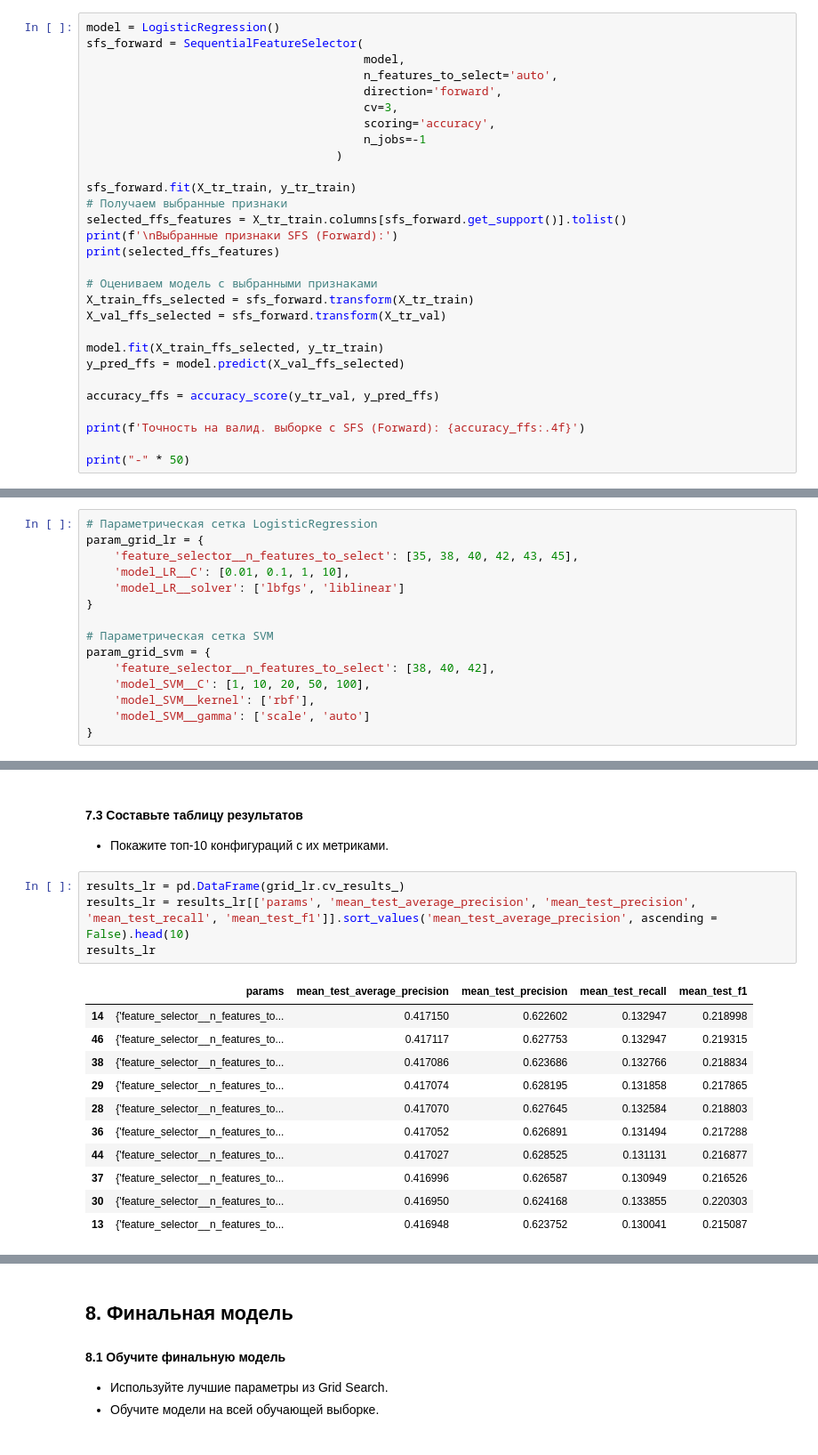
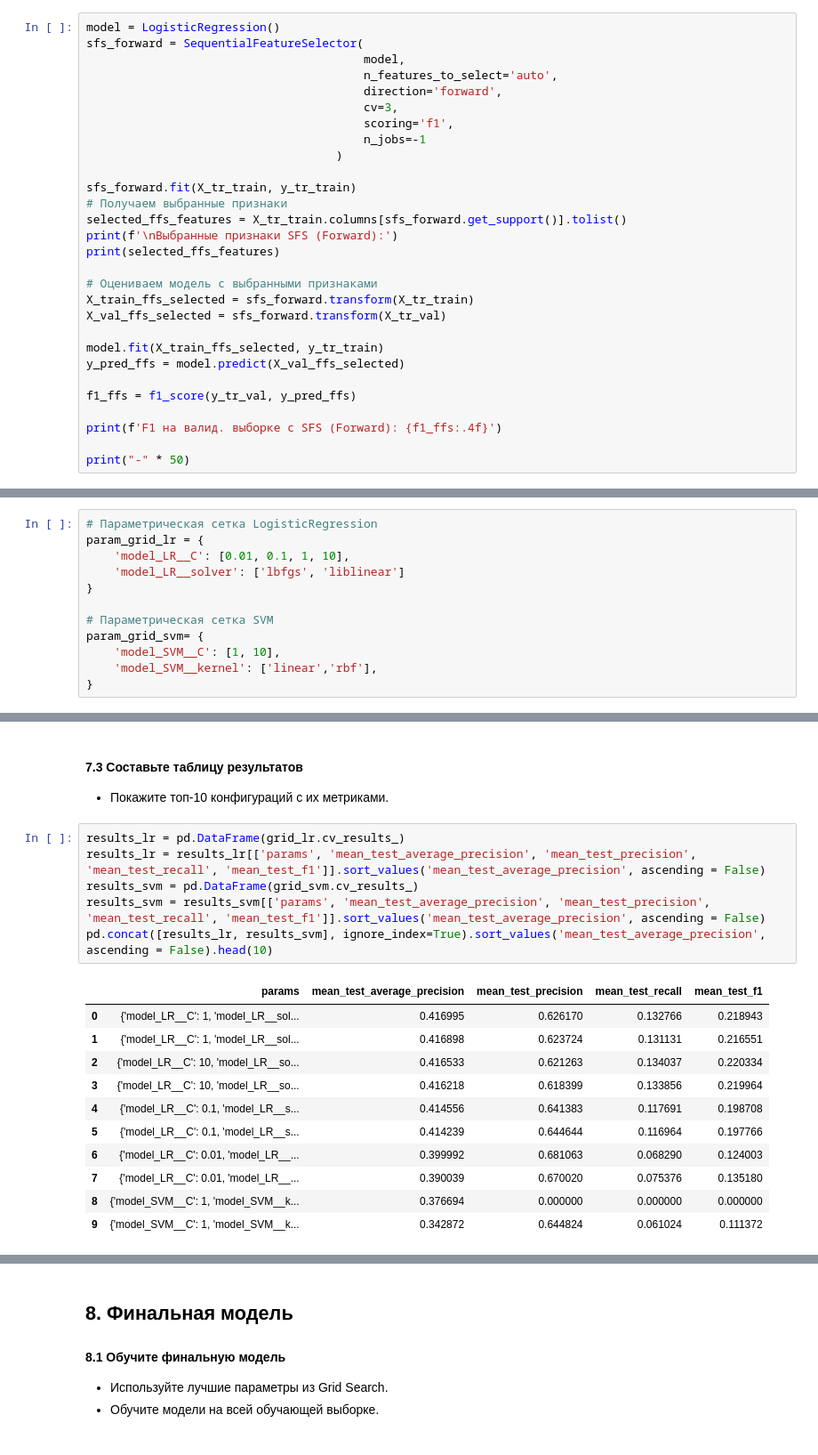
Before and after one commit to TemaQDX/sprint_12_project_advandex, a Jupyter notebook: sprint_12_project_advandex_Artem_Burov.ipynb, the cells around one changed output, grey strips where cells are left out. Shown at 89% size. Saved outputs shown, nothing was run; the diff lists cells and outputs as text.

Commit message:
grid_done

```diff
--- a/sprint_12_project_advandex_Artem_Burov.ipynb
+++ b/sprint_12_project_advandex_Artem_Burov.ipynb
@@ -1327,7 +1331,7 @@ sfs_forward = SequentialFeatureSelector(
                                         n_features_to_select='auto',
                                         direction='forward',
                                         cv=3,
-                                        scoring='accuracy',
+                                        scoring='f1',
                                         n_jobs=-1
                                     )
 
@@ -1344,9 +1348,9 @@ X_val_ffs_selected = sfs_forward.transform(X_tr_val)
 model.fit(X_train_ffs_selected, y_tr_train)
 y_pred_ffs = model.predict(X_val_ffs_selected)
 
-accuracy_ffs = accuracy_score(y_tr_val, y_pred_ffs)
+f1_ffs = f1_score(y_tr_val, y_pred_ffs)
 
-print(f'Точность на валид. выборке с SFS (Forward): {accuracy_ffs:.4f}')
+print(f'F1 на валид. выборке с SFS (Forward): {f1_ffs:.4f}')
 
 print("-" * 50)
 # %% [output]
@@ -1906,17 +1913,14 @@ pipeline_SVM = Pipeline([
 # %%
 # Параметрическая сетка LogisticRegression
 param_grid_lr = {
-    'feature_selector__n_features_to_select': [35, 38, 40, 42, 43, 45],
     'model_LR__C': [0.01, 0.1, 1, 10],
     'model_LR__solver': ['lbfgs', 'liblinear']
 }
 
 # Параметрическая сетка SVM
-param_grid_svm = {
-    'feature_selector__n_features_to_select': [38, 40, 42],
-    'model_SVM__C': [1, 10, 20, 50, 100],
-    'model_SVM__kernel': ['rbf'],
-    'model_SVM__gamma': ['scale', 'auto']
+param_grid_svm= {
+    'model_SVM__C': [1, 10],
+    'model_SVM__kernel': ['linear','rbf'],
 }
 # %% [markdown]
 #### 7.2 Примените Grid Search
@@ -2020,17 +2024,19 @@ Fitting 5 folds for each of 30 candidates, totalling 150 fits
 - Покажите топ-10 конфигураций с их метриками.
 # %%
 results_lr = pd.DataFrame(grid_lr.cv_results_)
-results_lr = results_lr[['params', 'mean_test_average_precision', 'mean_test_precision', 'mean_test_recall', 'mean_test_f1']].sort_values('mean_test_average_precision', ascending = False).head(10)
-results_lr
+results_lr = results_lr[['params', 'mean_test_average_precision', 'mean_test_precision', 'mean_test_recall', 'mean_test_f1']].sort_values('mean_test_average_precision', ascending = False)
+results_svm = pd.DataFrame(grid_svm.cv_results_)
+results_svm = results_svm[['params', 'mean_test_average_precision', 'mean_test_precision', 'mean_test_recall', 'mean_test_f1']].sort_values('mean_test_average_precision', ascending = False)
+pd.concat([results_lr, results_svm], ignore_index=True).sort_values('mean_test_average_precision', ascending = False).head(10)
 # %% [output]
 |  | params | mean_test_average_precision | mean_test_precision | mean_test_recall | mean_test_f1 |
-| 14 | {'feature_selector__n_features_to... | 0.417150 | 0.622602 | 0.132947 | 0.218998 |
-| 46 | {'feature_selector__n_features_to... | 0.417117 | 0.627753 | 0.132947 | 0.219315 |
-| 38 | {'feature_selector__n_features_to... | 0.417086 | 0.623686 | 0.132766 | 0.218834 |
-| 29 | {'feature_selector__n_features_to... | 0.417074 | 0.628195 | 0.131858 | 0.217865 |
-| 28 | {'feature_selector__n_features_to... | 0.417070 | 0.627645 | 0.132584 | 0.218803 |
-| 36 | {'feature_selector__n_features_to... | 0.417052 | 0.626891 | 0.131494 | 0.217288 |
-| 44 | {'feature_selector__n_features_to... | 0.417027 | 0.628525 | 0.131131 | 0.216877 |
-| 37 | {'feature_selector__n_features_to... | 0.416996 | 0.626587 | 0.130949 | 0.216526 |
-| 30 | {'feature_selector__n_features_to... | 0.416950 | 0.624168 | 0.133855 | 0.220303 |
-| 13 | {'feature_selector__n_features_to... | 0.416948 | 0.623752 | 0.130041 | 0.215087 |
+| 0 | {'model_LR__C': 1, 'model_LR__sol... | 0.416995 | 0.626170 | 0.132766 | 0.218943 |
+| 1 | {'model_LR__C': 1, 'model_LR__sol... | 0.416898 | 0.623724 | 0.131131 | 0.216551 |
+| 2 | {'model_LR__C': 10, 'model_LR__so... | 0.416533 | 0.621263 | 0.134037 | 0.220334 |
+| 3 | {'model_LR__C': 10, 'model_LR__so... | 0.416218 | 0.618399 | 0.133856 | 0.219964 |
+| 4 | {'model_LR__C': 0.1, 'model_LR__s... | 0.414556 | 0.641383 | 0.117691 | 0.198708 |
+| 5 | {'model_LR__C': 0.1, 'model_LR__s... | 0.414239 | 0.644644 | 0.116964 | 0.197766 |
+| 6 | {'model_LR__C': 0.01, 'model_LR__... | 0.399992 | 0.681063 | 0.068290 | 0.124003 |
+| 7 | {'model_LR__C': 0.01, 'model_LR__... | 0.390039 | 0.670020 | 0.075376 | 0.135180 |
+| 8 | {'model_SVM__C': 1, 'model_SVM__k... | 0.376694 | 0.000000 | 0.000000 | 0.000000 |
+| 9 | {'model_SVM__C': 1, 'model_SVM__k... | 0.342872 | 0.644824 | 0.061024 | 0.111372 |
```
Also changed, not shown: parts of 25 cells of this notebook.
